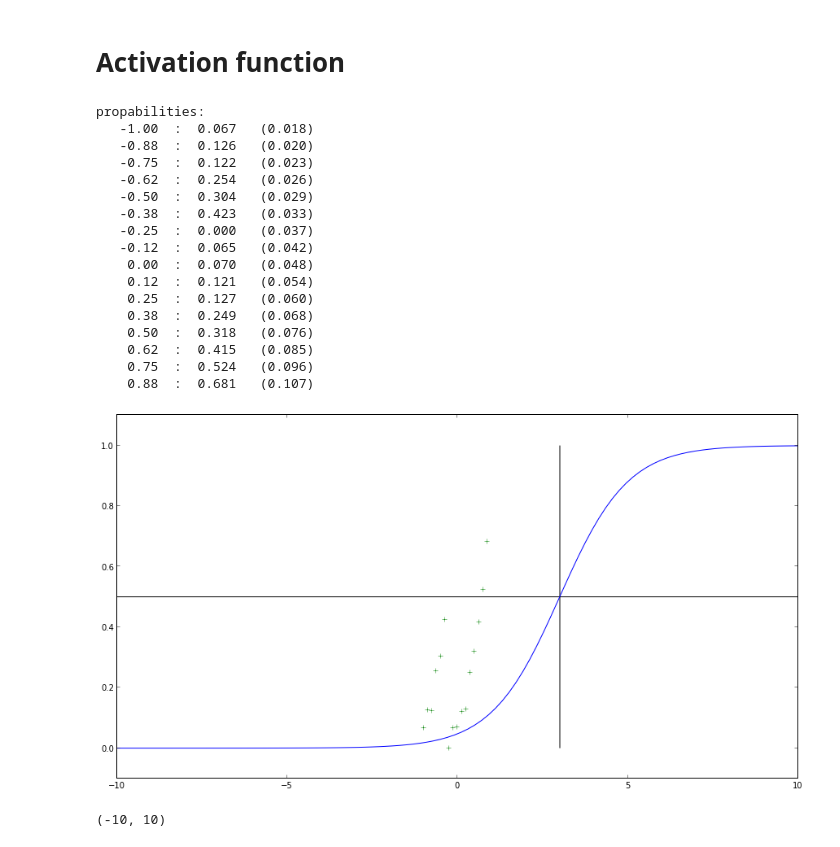
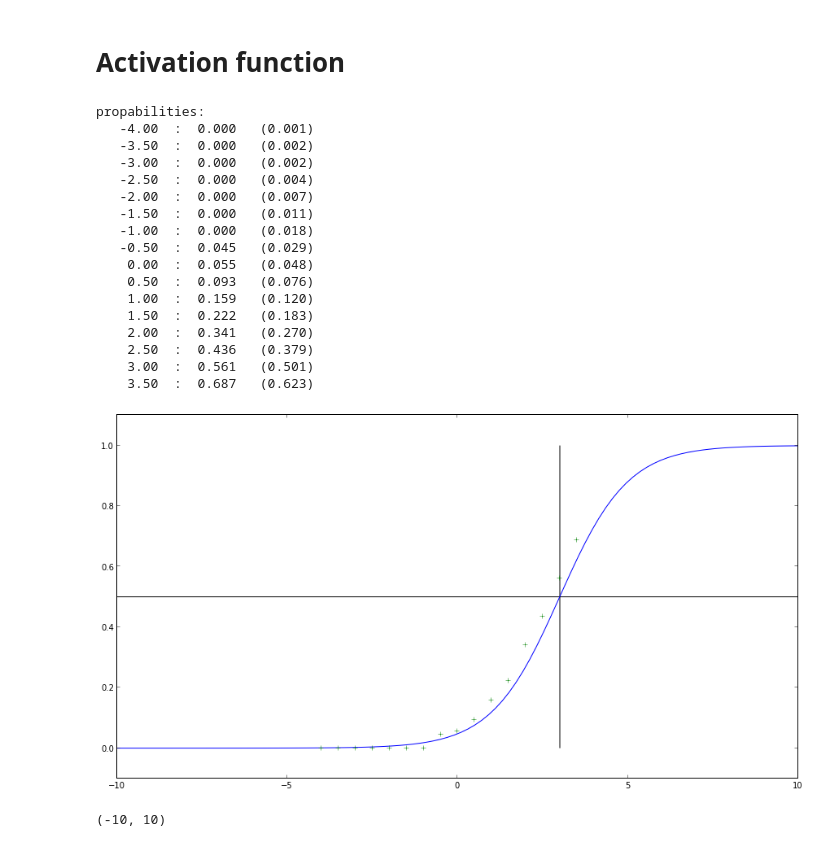
Before and after one commit to five-elephants/hw-neural-sampling, a Jupyter notebook: VHDL sampling.ipynb, the cells around one changed output. Drawn from its saved outputs; the diff is of its cells as text; code cells hidden in the pictures.

Commit message:
results still not good enough -> need more tuning of activation function

```diff
--- a/VHDL sampling.ipynb
+++ b/VHDL sampling.ipynb
@@ -5,33 +5,33 @@ import itn_sampling.functions as sampling
 # Activation function
 # %%
 reload(e)
-s,f,m = e.read_trace('activation_trace', mem_width=16, mem_fraction=10)
+s,f,m = e.read_trace('activation_trace', mem_width=16, mem_fraction=8)
 p,silent,fire = e.activation_function(0, s, f, m)
 fig = e.plot_activation_function(p, figsize=(15,8))
 vlines([3.0], ymin=0.0, ymax=1.0)
 
 print "propabilities:"
 for k, v in sorted(p.iteritems()):
     print "  %6.2f  :  %1.3f   (%1.3f)" % (k, v, 1./(1.+exp(-k+log(20))))
 # %% [output]
 propabilities:
-   -1.00  :  0.067   (0.018)
-   -0.88  :  0.126   (0.020)
-   -0.75  :  0.122   (0.023)
-   -0.62  :  0.254   (0.026)
-   -0.50  :  0.304   (0.029)
-   -0.38  :  0.423   (0.033)
-   -0.25  :  0.000   (0.037)
-   -0.12  :  0.065   (0.042)
-    0.00  :  0.070   (0.048)
-    0.12  :  0.121   (0.054)
-    0.25  :  0.127   (0.060)
-    0.38  :  0.249   (0.068)
-    0.50  :  0.318   (0.076)
-    0.62  :  0.415   (0.085)
-    0.75  :  0.524   (0.096)
-    0.88  :  0.681   (0.107)
+   -4.00  :  0.000   (0.001)
+   -3.50  :  0.000   (0.002)
+   -3.00  :  0.000   (0.002)
+   -2.50  :  0.000   (0.004)
+   -2.00  :  0.000   (0.007)
+   -1.50  :  0.000   (0.011)
+   -1.00  :  0.000   (0.018)
+   -0.50  :  0.045   (0.029)
+    0.00  :  0.055   (0.048)
+    0.50  :  0.093   (0.076)
+    1.00  :  0.159   (0.120)
+    1.50  :  0.222   (0.183)
+    2.00  :  0.341   (0.270)
+    2.50  :  0.436   (0.379)
+    3.00  :  0.561   (0.501)
+    3.50  :  0.687   (0.623)
-[figure, old version]
+[figure, new version]
 # %%
 reload(e)
 fig = e.plot_spikes(s,f)
```
Also changed, not shown: parts of 1 cell of this notebook, 4 other files.
